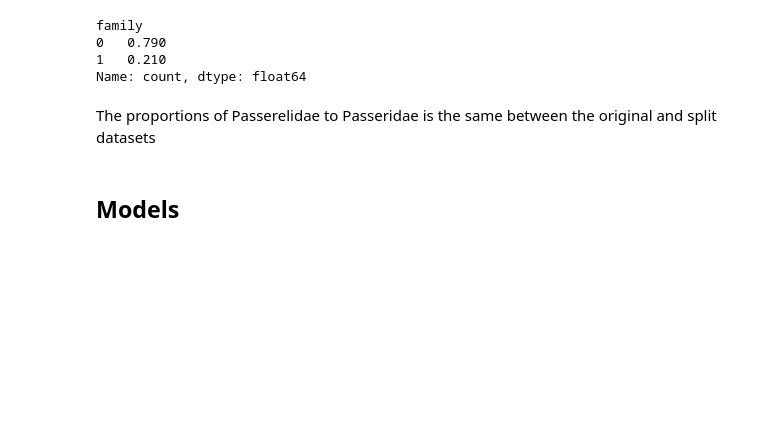
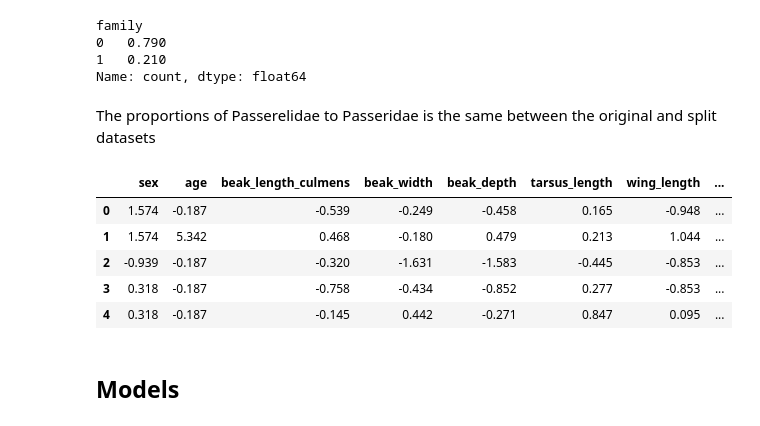
Before and after one commit to bethharvey/capstone-project, a Jupyter notebook: avonet_bird_identification.ipynb, the cells around one changed output. Saved outputs shown, nothing was run; the diff lists cells and outputs as text; code cells hidden in the pictures; blank space fills up the shorter version.

```diff
--- a/avonet_bird_identification.ipynb
+++ b/avonet_bird_identification.ipynb
@@ -633,3 +644,16 @@ X_train_scale = std_scaler.fit_transform(X_train)
+# %%
+# Create full dataframe of training data
+train_set = pd.DataFrame(X_train_scale, columns = ['sex', 'age', 'beak_length_culmens', 'beak_width', 'beak_depth',
+                                                 'tarsus_length', 'wing_length','tail_length'])
+train_set = train_set.assign(family = y_train.values)
+train_set.head()
+# %% [output]
+|  | sex | age | beak_length_culmens | beak_width | beak_depth | tarsus_length | wing_length | ... |
+| 0 | 1.574 | -0.187 | -0.539 | -0.249 | -0.458 | 0.165 | -0.948 | ... |
+| 1 | 1.574 | 5.342 | 0.468 | -0.180 | 0.479 | 0.213 | 1.044 | ... |
+| 2 | -0.939 | -0.187 | -0.320 | -1.631 | -1.583 | -0.445 | -0.853 | ... |
+| 3 | 0.318 | -0.187 | -0.758 | -0.434 | -0.852 | 0.277 | -0.853 | ... |
+| 4 | 0.318 | -0.187 | -0.145 | 0.442 | -0.271 | 0.847 | 0.095 | ... |
 # %% [markdown]
 ## Models
 # %% [markdown]
```
Also changed, not shown: parts of 49 cells of this notebook, 1 other file.
